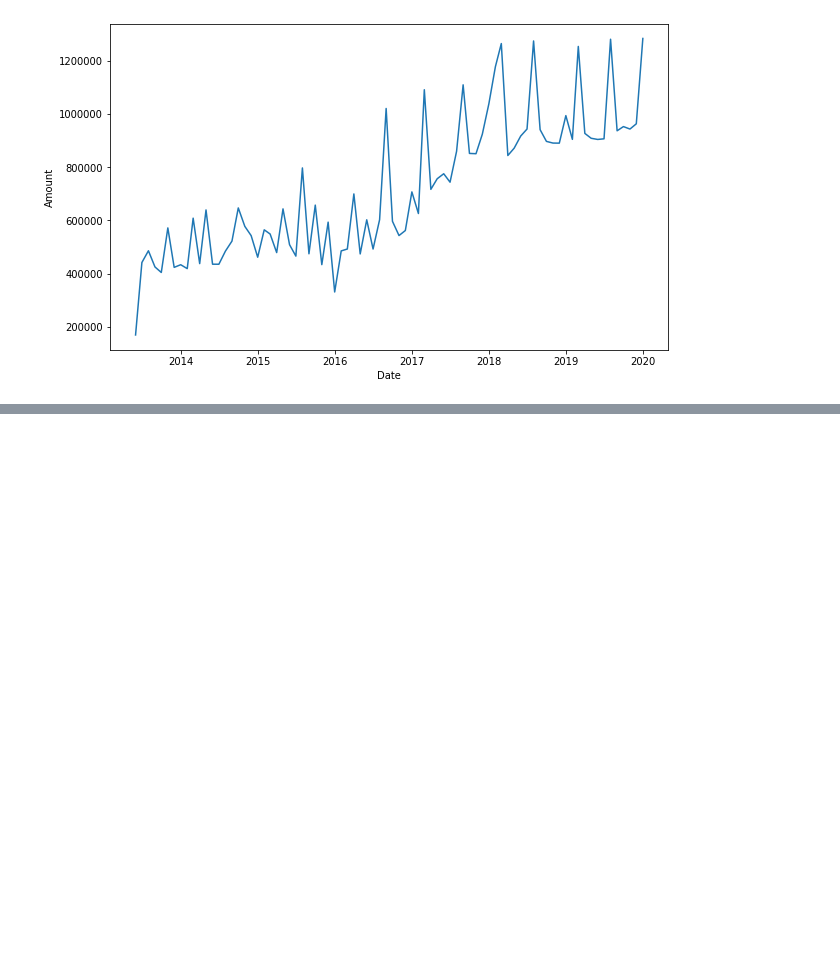
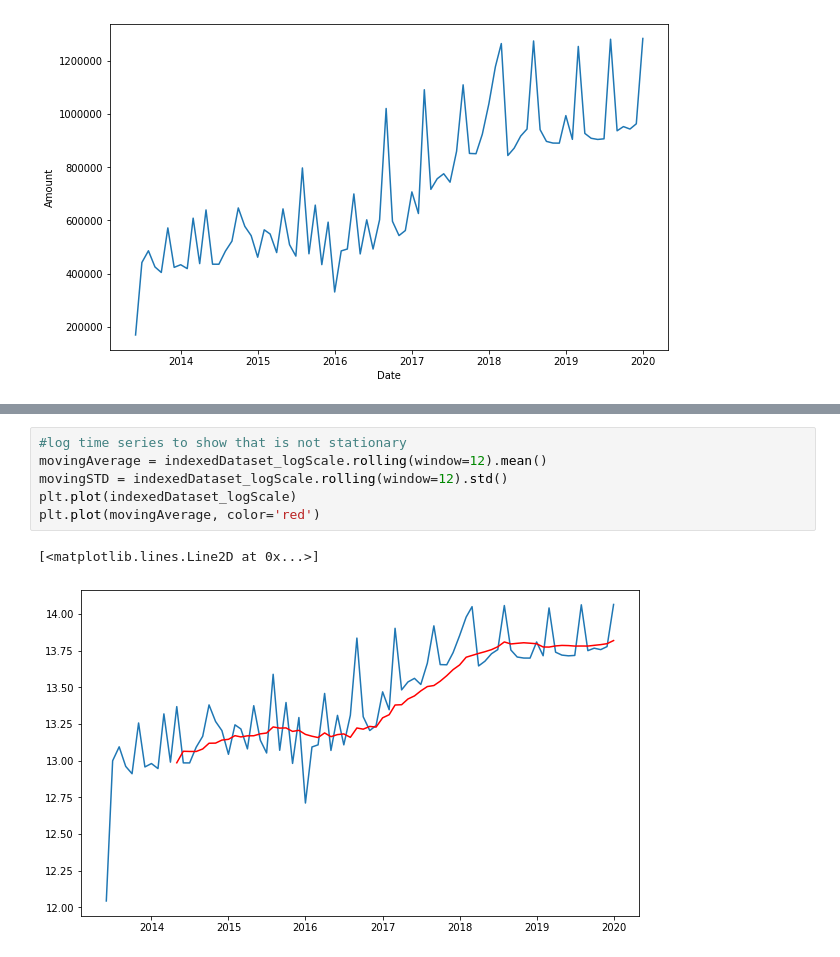
Before and after one commit to lesliehealray/forecasting_expenses, a Jupyter notebook: forecast_ARIMA_model.ipynb, the cells around one changed output, grey strips where cells are left out. Saved outputs shown, nothing was run; the diff lists cells and outputs as text; blank space fills up the shorter version.

```diff
--- a/forecast_ARIMA_model.ipynb
+++ b/forecast_ARIMA_model.ipynb
@@ -57,0 +99,9 @@ Month\t
+# %%
+#log time series to show that is not stationary
+movingAverage = indexedDataset_logScale.rolling(window=12).mean()
+movingSTD = indexedDataset_logScale.rolling(window=12).std()
+plt.plot(indexedDataset_logScale)
+plt.plot(movingAverage, color='red')
+# %% [output]
+[<matplotlib.lines.Line2D at 0x...>]
+[figure, added]
```
Also changed, not shown: parts of 14 cells of this notebook, 1 other file.
